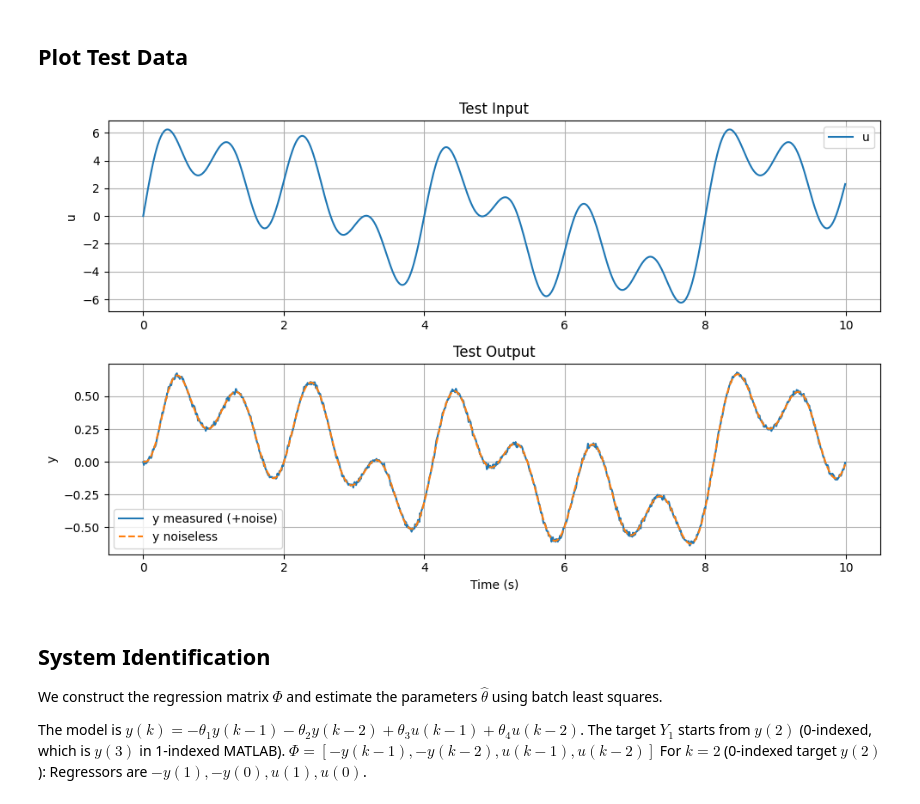
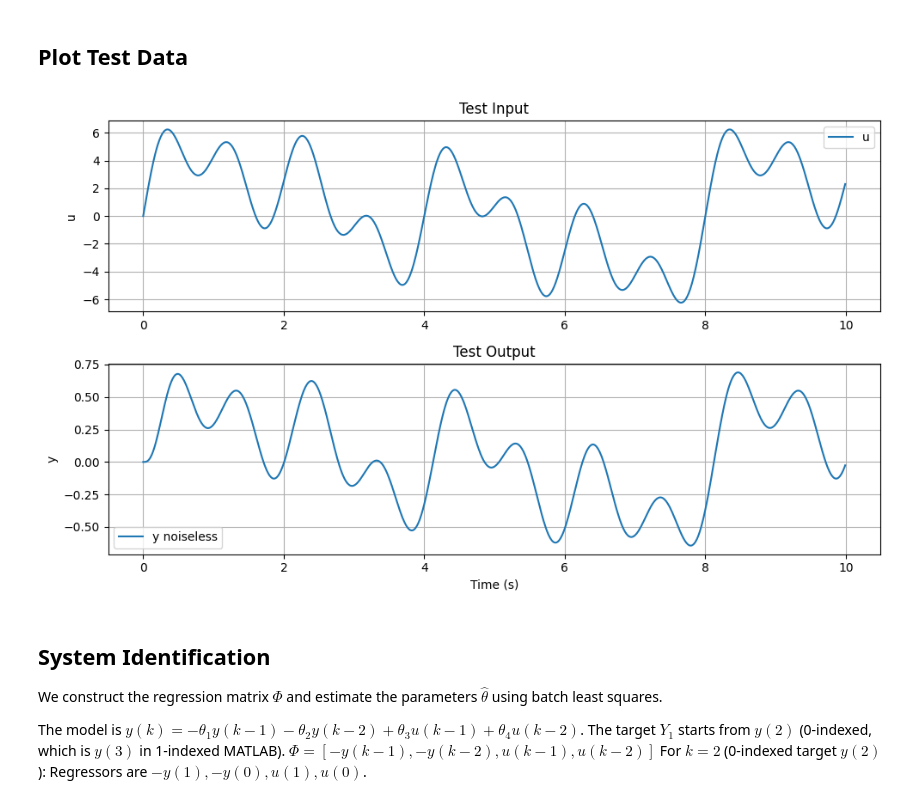
Before and after one commit to helonayala/sysid, a Jupyter notebook: 01_batch_least_squares.ipynb, the cells around one changed output. Drawn from its saved outputs; the diff is of its cells as text; code cells hidden in the pictures.

```diff
--- a/01_batch_least_squares.ipynb
+++ b/01_batch_least_squares.ipynb
@@ -108,14 +110,10 @@ for k_idx in range(2, N):
         u_train_signal[k_idx] = u_train_signal[k_idx-1]
 
     # System equation: y(k) = -th_true[0]*y(k-1) - th_true[1]*y(k-2) + th_true[2]*u(k-1) + th_true[3]*u(k-2)
-    y_train_noiseless[k_idx] = -th_true[0,0] * y_train_noiseless[k_idx-1] \
-                             -th_true[1,0] * y_train_noiseless[k_idx-2] \
-                             +th_true[2,0] * u_train_signal[k_idx-1] \
-                             +th_true[3,0] * u_train_signal[k_idx-2]
-
-UTRA = u_train_signal.reshape(-1,1)
-YTRA_noiseless = y_train_noiseless.reshape(-1,1)
-YTRA = YTRA_noiseless + sig * np.random.randn(N, 1)
+    y_train_noiseless[k_idx] = -th_true[0] * y_train_noiseless[k_idx-1] \
+                             -th_true[1] * y_train_noiseless[k_idx-2] \
+                             +th_true[2] * u_train_signal[k_idx-1] \
+                             +th_true[3] * u_train_signal[k_idx-2]
 # %% [markdown]
 ## Plot Training Data
 # %%
@@ -155,39 +152,34 @@ y_test_noiseless = np.zeros(N)
 
 # Loop from k=2 (Python index)
 for k_idx in range(2, N):
-    y_test_noiseless[k_idx] = -th_true[0,0] * y_test_noiseless[k_idx-1] \
-                            -th_true[1,0] * y_test_noiseless[k_idx-2] \
-                            +th_true[2,0] * u_test_signal[k_idx-1] \
-                            +th_true[3,0] * u_test_signal[k_idx-2]
-
-UTEST = u_test_signal.reshape(-1,1)
-YTEST_noiseless = y_test_noiseless.reshape(-1,1)
-YTEST = YTEST_noiseless + sig * np.random.randn(N, 1)
+    y_test_noiseless[k_idx] = -th_true[0] * y_test_noiseless[k_idx-1] \
+                            -th_true[1] * y_test_noiseless[k_idx-2] \
+                            +th_true[2] * u_test_signal[k_idx-1] \
+                            +th_true[3] * u_test_signal[k_idx-2]
 # %% [markdown]
 ## Plot Test Data
 # %%
 plt.figure(figsize=(10, 6))
 
 plt.subplot(2, 1, 1)
-plt.plot(t, UTEST)
+plt.plot(t, u_test_signal)
 plt.title('Test Input')
 plt.ylabel('u')
 plt.legend(['u'])
 plt.grid(True)
 
 plt.subplot(2, 1, 2)
-plt.plot(t, YTEST, label='y measured (+noise)')
-plt.plot(t, YTEST_noiseless, label='y noiseless', linestyle='--')
+plt.plot(t, y_test_noiseless, label='y noiseless')
 plt.title('Test Output')
 plt.ylabel('y')
 plt.xlabel('Time (s)')
 plt.legend()
 plt.grid(True)
 
 plt.tight_layout()
 plt.show()
 # %% [output]
-[figure, old version]
+[figure, new version]
 # %% [markdown]
 ## System Identification
 
```
Also changed, not shown: parts of 6 cells of this notebook.
